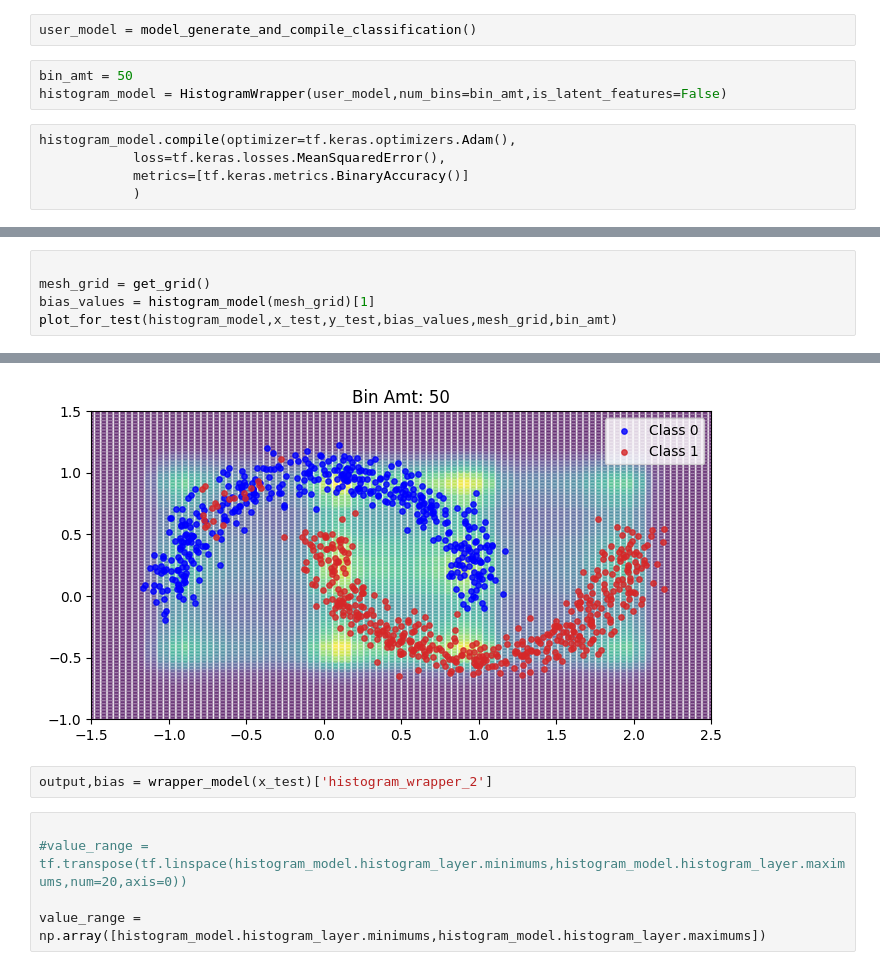
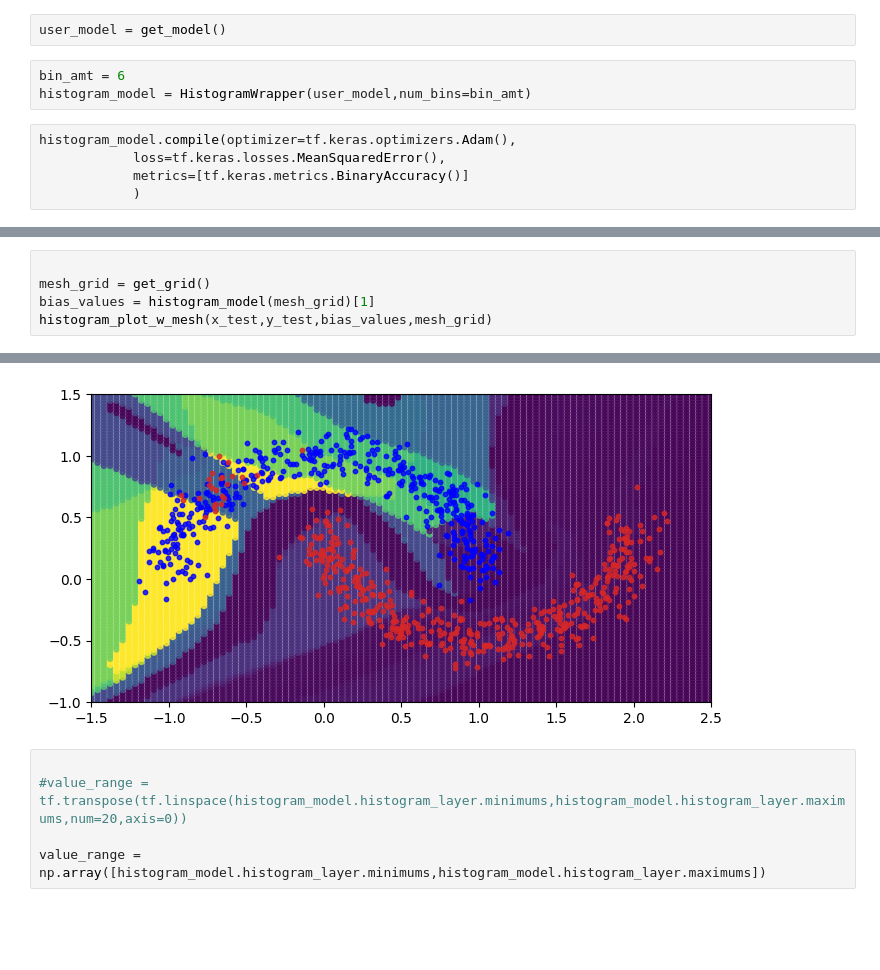
Before and after one commit to bytesroboticmx/capsaIA, a Jupyter notebook: notebooks/HistogramClassification.ipynb, the cells around one changed output, grey strips where cells are left out. Drawn from its saved outputs; the diff is of its cells as text; blank space fills up the shorter version.

Commit message:
Updates on helper functions & HistogramWrapper for better visualization

```diff
--- a/notebooks/HistogramClassification.ipynb
+++ b/notebooks/HistogramClassification.ipynb
@@ -51,10 +51,10 @@ from capsa import wrap
 # %% [markdown]
 5. Just like in your normal workflow, you'd have your own pre-defined model.
 # %%
-user_model = model_generate_and_compile_classification()
+user_model = get_model()
 # %%
-bin_amt = 50
-histogram_model = HistogramWrapper(user_model,num_bins=bin_amt,is_latent_features=False)
+bin_amt = 6
+histogram_model = HistogramWrapper(user_model,num_bins=bin_amt)
 # %%
 histogram_model.compile(optimizer=tf.keras.optimizers.Adam(),
             loss=tf.keras.losses.MeanSquaredError(),
@@ -66,5 +74,5 @@ histogram_model.fit(x_train,y_train,epochs = 2,callbacks=[HistogramCallback()])
 
 mesh_grid = get_grid()
 bias_values = histogram_model(mesh_grid)[1]
-plot_for_test(histogram_model,x_test,y_test,bias_values,mesh_grid,bin_amt)
+histogram_plot_w_mesh(x_test,y_test,bias_values,mesh_grid)
 # %% [output]
@@ -77,6 +79,4 @@ Epoch 2/2
-[figure, old version]
+[figure, new version]
-# %%
-output,bias = wrapper_model(x_test)['histogram_wrapper_2']
 # %%
 
 #value_range = tf.transpose(tf.linspace(histogram_model.histogram_layer.minimums,histogram_model.histogram_layer.maximums,num=20,axis=0))
```
Also changed, not shown: parts of 5 cells of this notebook, 3 other files.
